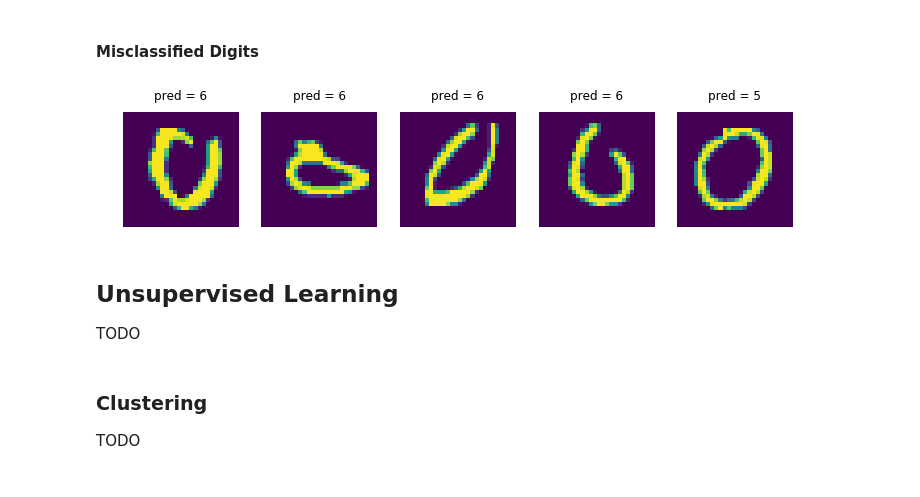
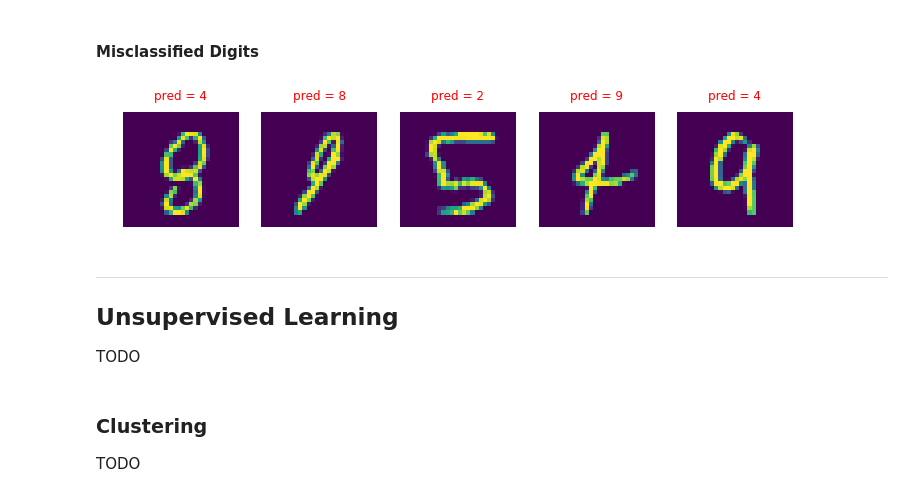
Before and after one commit to msadegh97/machine-learning-course, a Jupyter notebook: 01-introduction.ipynb, the cells around one changed output. Cells and saved outputs as stored; diff of their text form; code cells hidden in the pictures.

```diff
--- a/01-introduction.ipynb
+++ b/01-introduction.ipynb
@@ -231,0 +283,8 @@ for i in range(3):
+# %%
+y_pred = model.predict(X_test)
+f, axes = plt.subplots(1, 5, figsize=(12, 4))
+samples = random.sample(list(y_test[y_test == y_pred].iteritems()), 5)
+for i_zero, (i, p) in enumerate(samples):
+    axes[i_zero].axis('off')
+    axes[i_zero].matshow(X_test.loc[i].values.reshape(28, 28))
+    axes[i_zero].set_title('pred = %d' % y_pred[i - 60000], color='green')
@@ -234,13 +295,15 @@ for i in range(3):
 # %%
 y_pred = model.predict(X_test)
 f, axes = plt.subplots(1, 5, figsize=(12, 4))
-for i_zero, (i, p) in enumerate(y_test[y_test != y_pred][:5].iteritems()):
+samples = random.sample(list(y_test[y_test != y_pred].iteritems()), 5)
+for i_zero, (i, p) in enumerate(samples):
     axes[i_zero].axis('off')
     axes[i_zero].matshow(X_test.loc[i].values.reshape(28, 28))
-    axes[i_zero].set_title('pred = %d' % y_pred[i - 60000])
+    axes[i_zero].set_title('pred = %d' % y_pred[i - 60000], color='red')
 # %% [output]
-[figure, old version]
+[figure, new version]
 # %% [markdown]
+---
 ## Unsupervised Learning
 TODO
 # %% [markdown]
```
Also changed, not shown: parts of 43 cells of this notebook.
